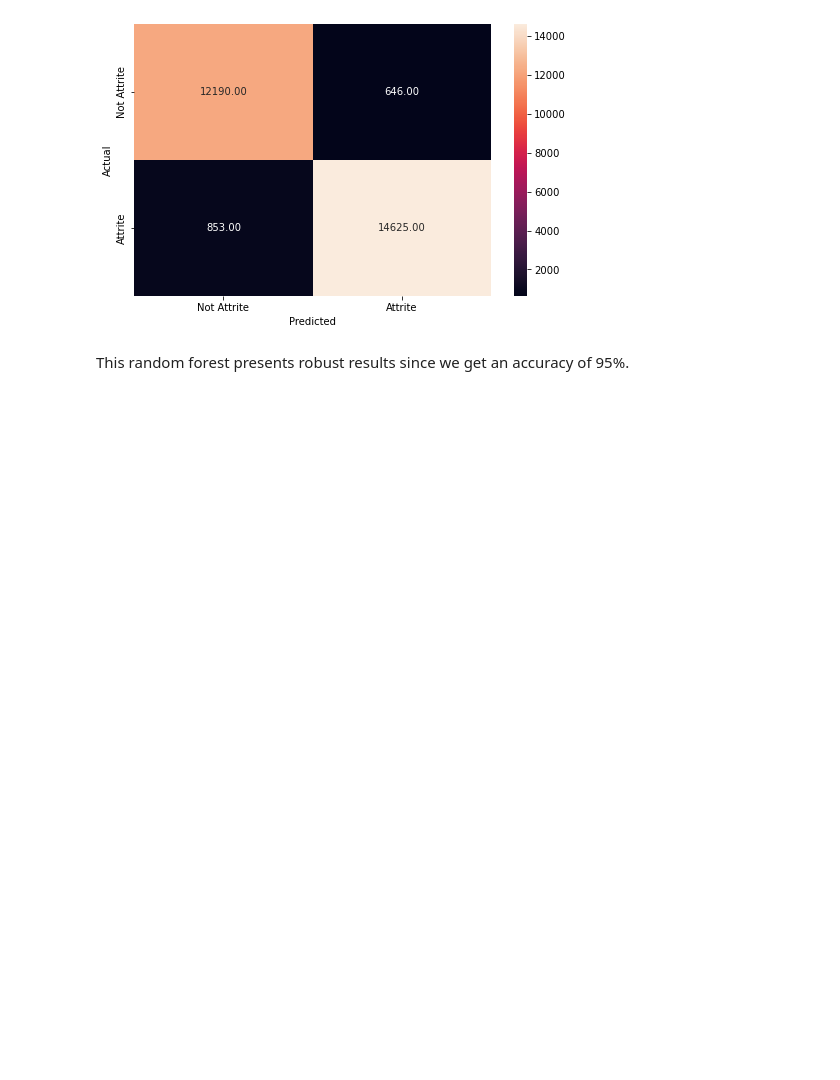
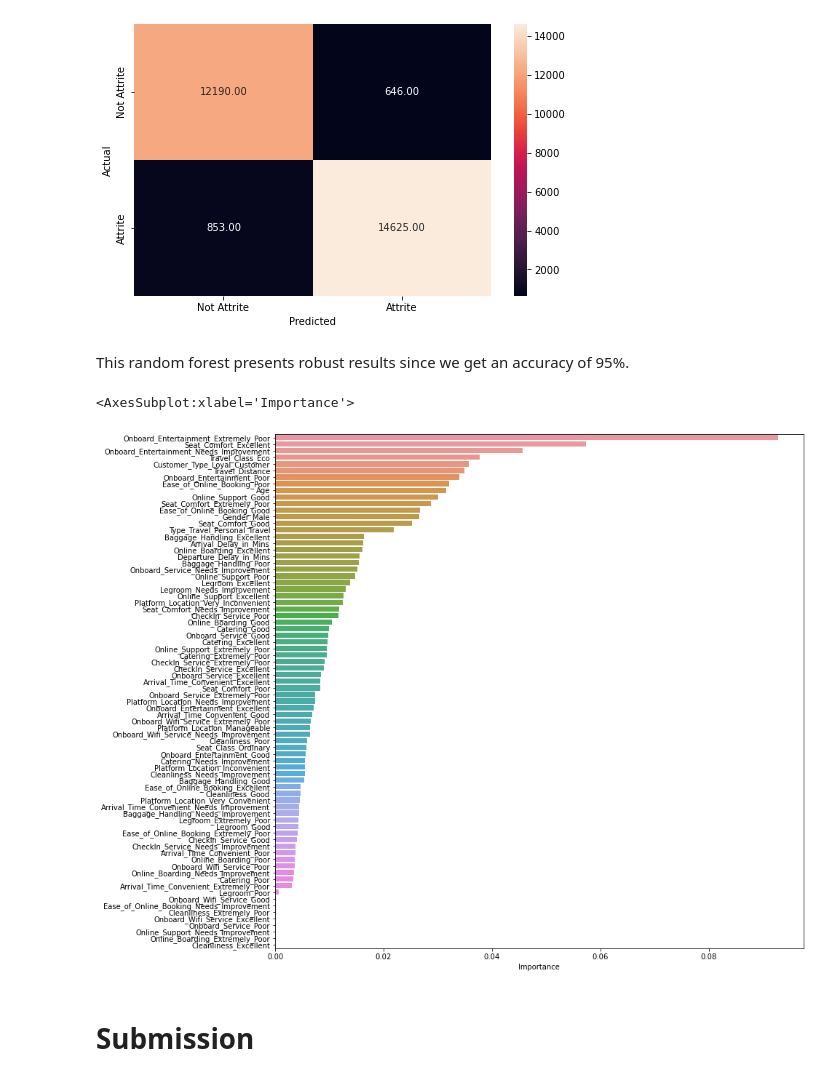
Before and after one commit to nadairshaid/big-pandas-MIT, a Jupyter notebook: models/DecisionTrees_and_RandomForests/ac-random-forest.ipynb, the cells around one changed output. Cells and saved outputs as stored; diff of their text form; code cells hidden in the pictures; blank space fills up the shorter version.

```diff
--- a/models/DecisionTrees_and_RandomForests/ac-random-forest.ipynb
+++ b/models/DecisionTrees_and_RandomForests/ac-random-forest.ipynb
@@ -197,3 +197,18 @@ weighted avg       0.95      0.95      0.95     28314
 [figure]
 # %% [markdown]
 This random forest presents robust results since we get an accuracy of 95%.
+# %%
+importances = rf_estimator.feature_importances_
+
+columns = X.columns
+
+importance_df = pd.DataFrame(importances, index = columns, columns = ['Importance']).sort_values(by = 'Importance', ascending = False)
+
+plt.figure(figsize = (13, 13))
+
+sns.barplot(importance_df.Importance, importance_df.index)
+# %% [output]
+<AxesSubplot:xlabel='Importance'>
+[figure, added]
+# %% [markdown]
+# Submission
```
Also changed, not shown: parts of 4 cells of this notebook, 1 other file.
